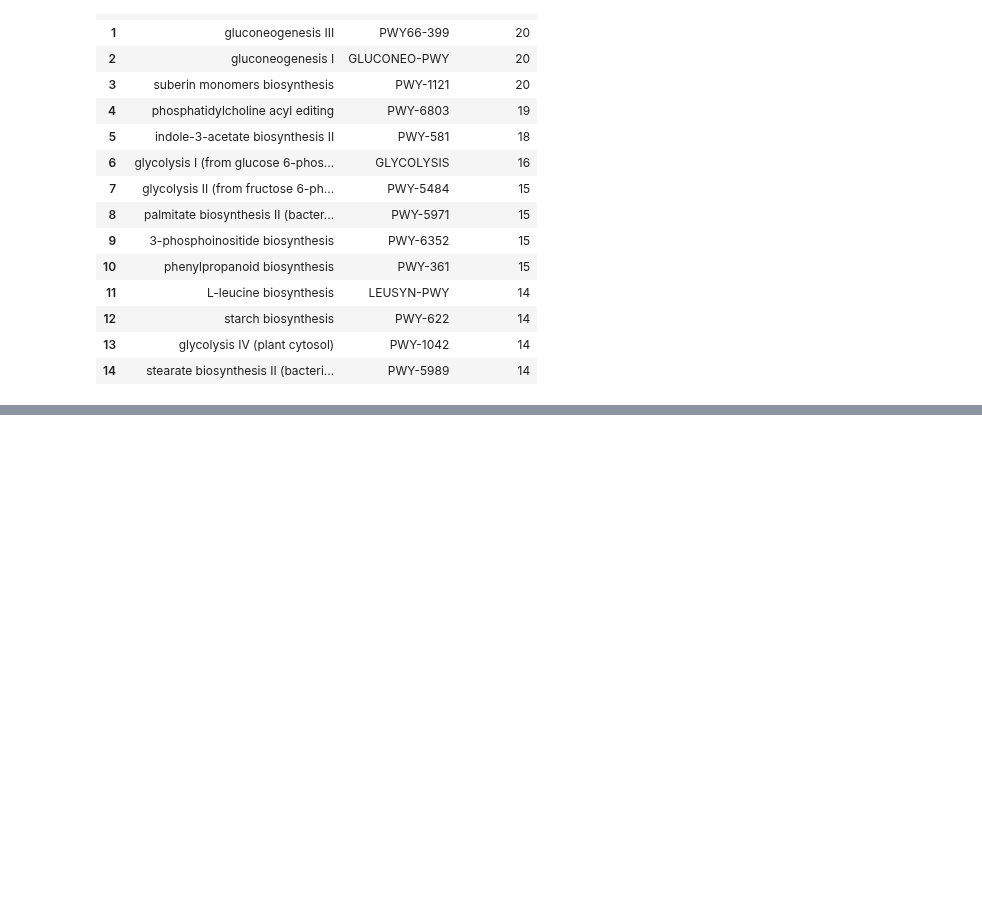
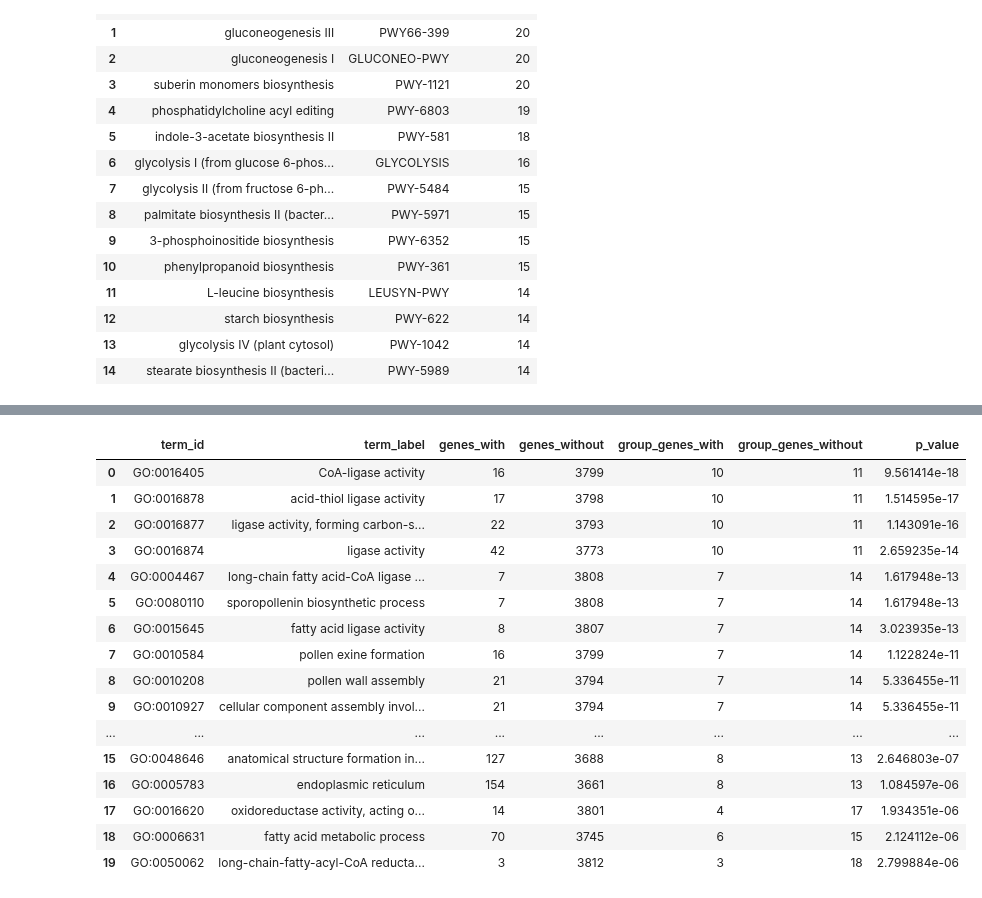
Before and after one commit to irbraun/plant-phenotypes-nlp, a Jupyter notebook: notebooks/Analysis_Dataset_Composition.ipynb, the cells around one changed output, grey strips where cells are left out. Saved outputs shown, nothing was run; the diff lists cells and outputs as text; code cells hidden in the pictures; blank space fills up the shorter version.

```diff
--- a/notebooks/Analysis_Dataset_Composition.ipynb
+++ b/notebooks/Analysis_Dataset_Composition.ipynb
@@ -474 +474,21 @@ term_enrichment(curated_po_annotations, gene_ids_in_this_pathway, po).head(30)
+# %%
+term_enrichment(curated_go_annotations, gene_ids_in_this_pathway, go).head(20)
+# %% [output]
+|  | term_id | term_label | genes_with | genes_without | group_genes_with | group_genes_without | p_value |
+| 0 | GO:0016405 | CoA-ligase activity | 16 | 3799 | 10 | 11 | 9.561414e-18 |
+| 1 | GO:0016878 | acid-thiol ligase activity | 17 | 3798 | 10 | 11 | 1.514595e-17 |
+| 2 | GO:0016877 | ligase activity, forming carbon-s... | 22 | 3793 | 10 | 11 | 1.143091e-16 |
+| 3 | GO:0016874 | ligase activity | 42 | 3773 | 10 | 11 | 2.659235e-14 |
+| 4 | GO:0004467 | long-chain fatty acid-CoA ligase ... | 7 | 3808 | 7 | 14 | 1.617948e-13 |
+| 5 | GO:0080110 | sporopollenin biosynthetic process | 7 | 3808 | 7 | 14 | 1.617948e-13 |
+| 6 | GO:0015645 | fatty acid ligase activity | 8 | 3807 | 7 | 14 | 3.023935e-13 |
+| 7 | GO:0010584 | pollen exine formation | 16 | 3799 | 7 | 14 | 1.122824e-11 |
+| 8 | GO:0010208 | pollen wall assembly | 21 | 3794 | 7 | 14 | 5.336455e-11 |
+| 9 | GO:0010927 | cellular component assembly invol... | 21 | 3794 | 7 | 14 | 5.336455e-11 |
+| ... | ... | ... | ... | ... | ... | ... | ... |
+| 15 | GO:0048646 | anatomical structure formation in... | 127 | 3688 | 8 | 13 | 2.646803e-07 |
+| 16 | GO:0005783 | endoplasmic reticulum | 154 | 3661 | 8 | 13 | 1.084597e-06 |
+| 17 | GO:0016620 | oxidoreductase activity, acting o... | 14 | 3801 | 4 | 17 | 1.934351e-06 |
+| 18 | GO:0006631 | fatty acid metabolic process | 70 | 3745 | 6 | 15 | 2.124112e-06 |
+| 19 | GO:0050062 | long-chain-fatty-acyl-CoA reducta... | 3 | 3812 | 3 | 18 | 2.799884e-06 |
 # %%
```
Also changed, not shown: parts of 6 cells of this notebook, 1 other file.
